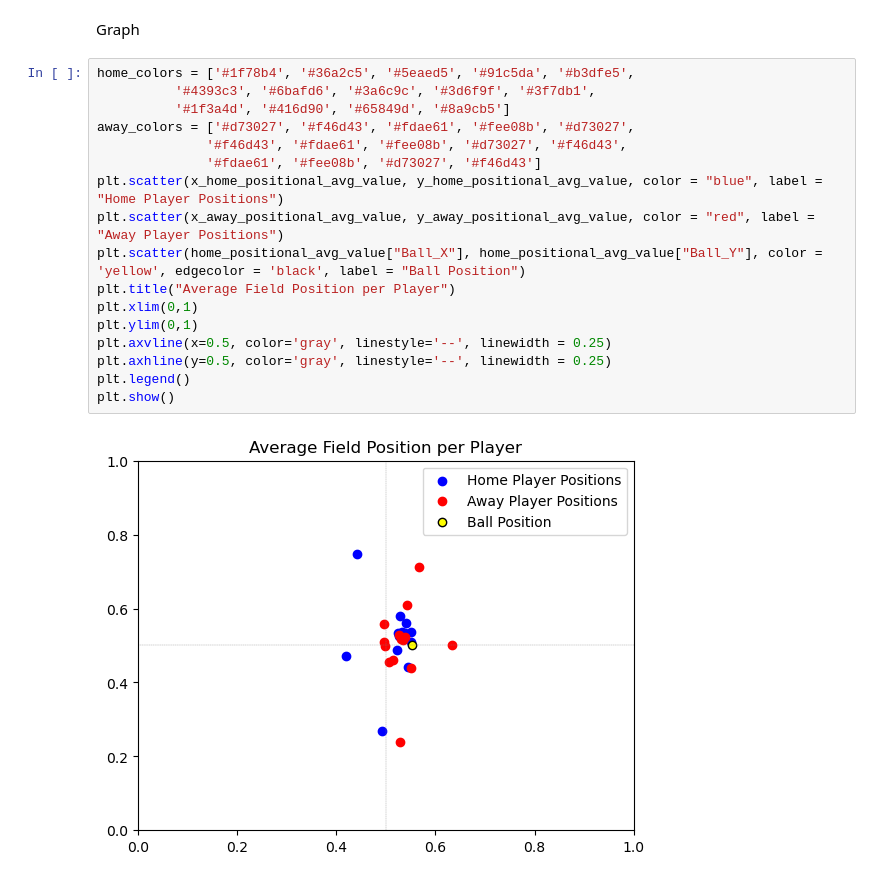
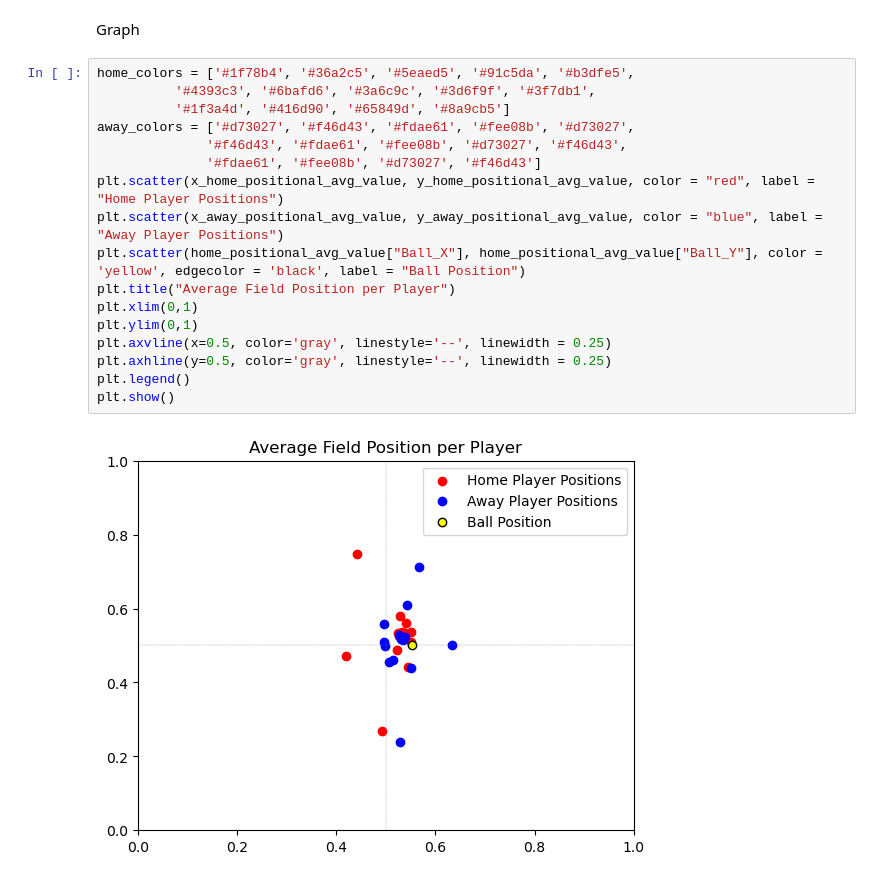
Before and after one commit to lnyousif/Football101, a Jupyter notebook: Sean Notebook.ipynb, the cells around one changed output. Cells and saved outputs as stored; diff of their text form.

```diff
--- a/Sean Notebook.ipynb
+++ b/Sean Notebook.ipynb
@@ -795,19 +795,19 @@ Graph
 # %%
 home_colors = ['#1f78b4', '#36a2c5', '#5eaed5', '#91c5da', '#b3dfe5',
           '#4393c3', '#6bafd6', '#3a6c9c', '#3d6f9f', '#3f7db1',
           '#1f3a4d', '#416d90', '#65849d', '#8a9cb5']
 away_colors = ['#d73027', '#f46d43', '#fdae61', '#fee08b', '#d73027',
               '#f46d43', '#fdae61', '#fee08b', '#d73027', '#f46d43',
               '#fdae61', '#fee08b', '#d73027', '#f46d43']
-plt.scatter(x_home_positional_avg_value, y_home_positional_avg_value, color = "blue", label = "Home Player Positions")
-plt.scatter(x_away_positional_avg_value, y_away_positional_avg_value, color = "red", label = "Away Player Positions")
+plt.scatter(x_home_positional_avg_value, y_home_positional_avg_value, color = "red", label = "Home Player Positions")
+plt.scatter(x_away_positional_avg_value, y_away_positional_avg_value, color = "blue", label = "Away Player Positions")
 plt.scatter(home_positional_avg_value["Ball_X"], home_positional_avg_value["Ball_Y"], color = 'yellow', edgecolor = 'black', label = "Ball Position")
 plt.title("Average Field Position per Player")
 plt.xlim(0,1)
 plt.ylim(0,1)
 plt.axvline(x=0.5, color='gray', linestyle='--', linewidth = 0.25)
 plt.axhline(y=0.5, color='gray', linestyle='--', linewidth = 0.25)
 plt.legend()
 plt.show()
 # %% [output]
-[figure, old version]
+[figure, new version]
```
